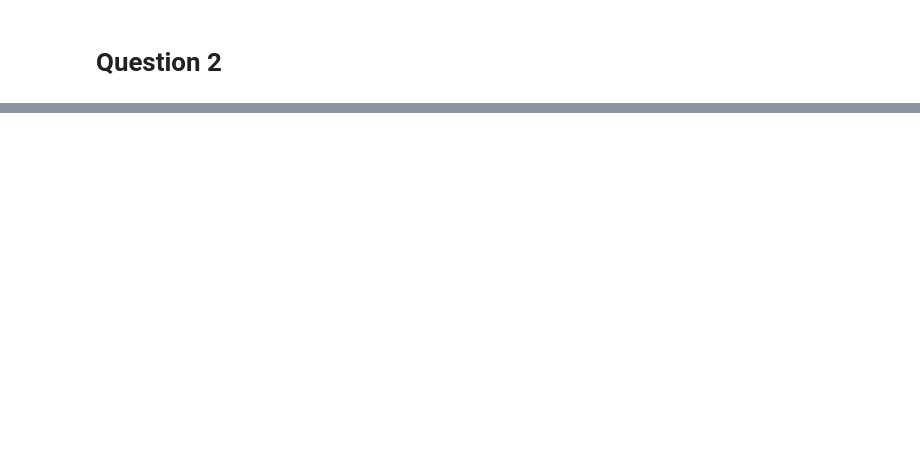
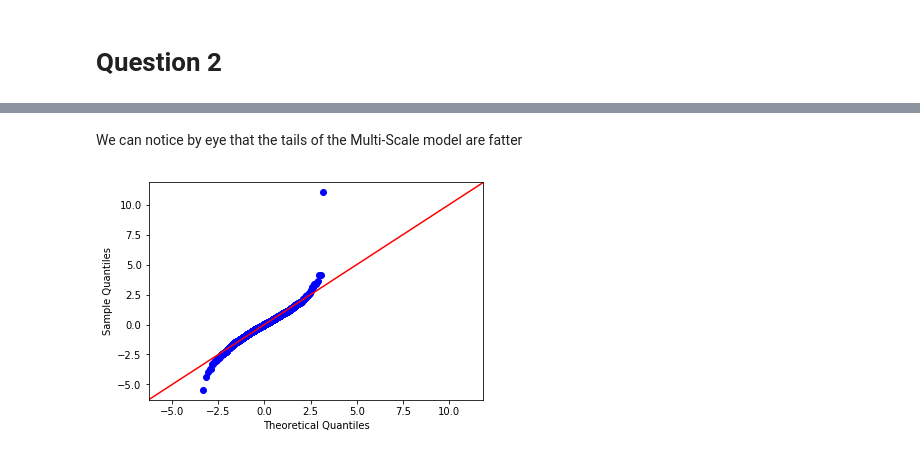
Before and after one commit to RaphAbb/MSE448, a Jupyter notebook: hw1.ipynb, the cells around one changed output, grey strips where cells are left out. Saved outputs shown, nothing was run; the diff lists cells and outputs as text; code cells hidden in the pictures; blank space fills up the shorter version.

```diff
--- a/hw1.ipynb
+++ b/hw1.ipynb
@@ -77,0 +96,7 @@ sns.distplot(df['Returns'])
+# %% [markdown]
+We can notice by eye that the tails of the Multi-Scale model are fatter
+# %%
+sm.qqplot((df['Returns']-df['Returns'].mean())/df['Returns'].std(), line='45')
+pylab.show()
+# %% [output]
+[figure, added]
```
Also changed, not shown: parts of 19 cells of this notebook.
